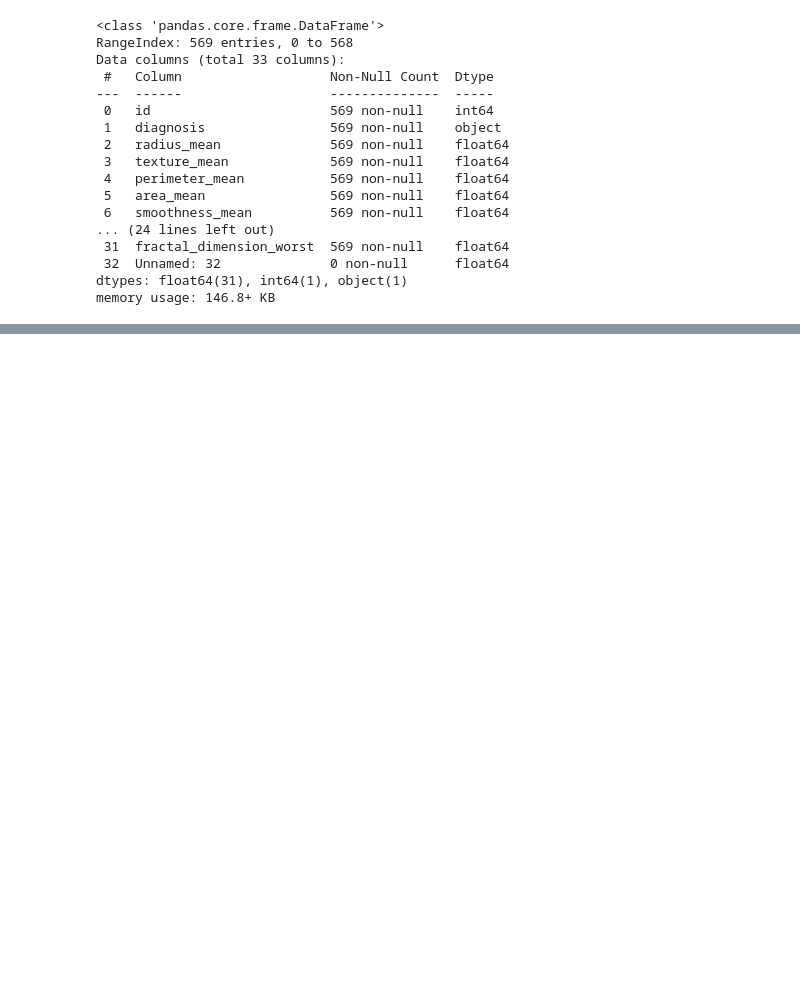
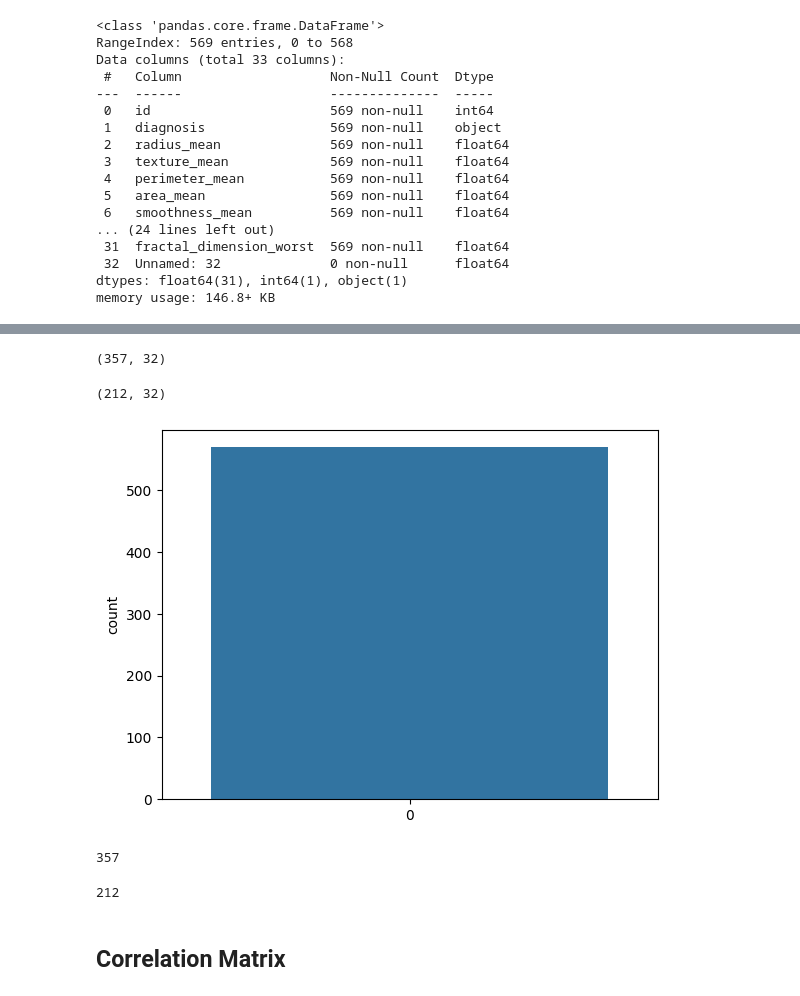
Before and after one commit to adamerikoff/learningDeepMachine, a Jupyter notebook: practice/breast_cancer.ipynb, the cells around one changed output, grey strips where cells are left out. Cells and saved outputs as stored; diff of their text form; code cells hidden in the pictures; blank space fills up the shorter version.

```diff
--- a/practice/breast_cancer.ipynb
+++ b/practice/breast_cancer.ipynb
@@ -38,0 +69,2 @@ memory usage: 146.8+ KB
+# %%
+dataset = dataset.drop(columns="Unnamed: 32")
@@ -38,0 +83,2 @@ memory usage: 146.8+ KB
+# %%
+dataset = pd.get_dummies(data=dataset, drop_first=True)
@@ -38,0 +109,23 @@ memory usage: 146.8+ KB
+# %%
+dataset[(dataset["diagnosis_M"] == False)].shape
+# %% [output]
+(357, 32)
+# %%
+dataset[(dataset["diagnosis_M"] == True)].shape
+# %% [output]
+(212, 32)
+# %%
+sns.countplot(dataset["diagnosis_M"], label="Count")
+plt.show()
+# %% [output]
+[figure, added]
+# %%
+(dataset.diagnosis_M == 0).sum()
+# %% [output]
+357
+# %%
+(dataset.diagnosis_M == 1).sum()
+# %% [output]
+212
+# %% [markdown]
+## Correlation Matrix
```
Also changed, not shown: parts of 13 cells of this notebook, 1 other file.
